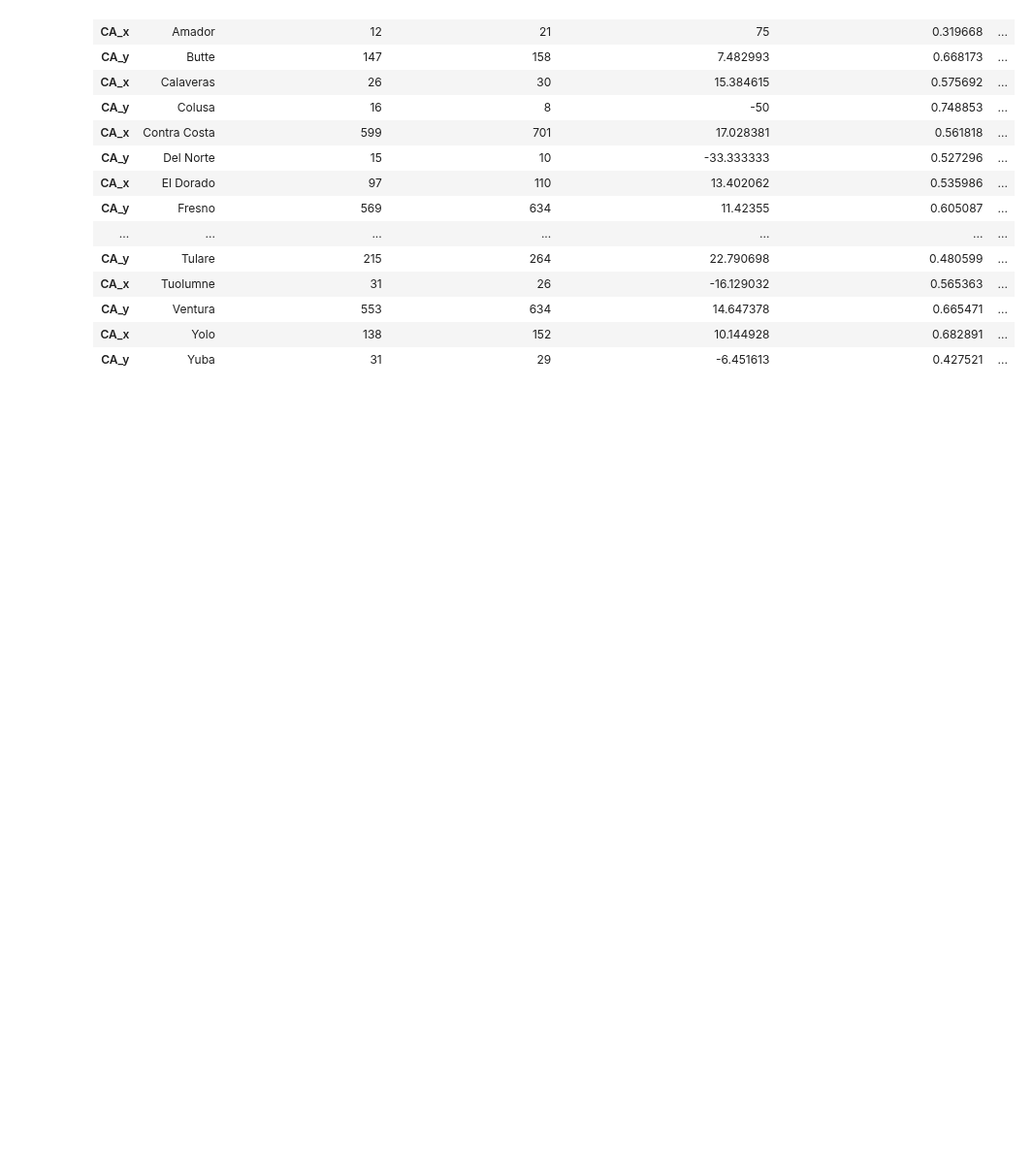
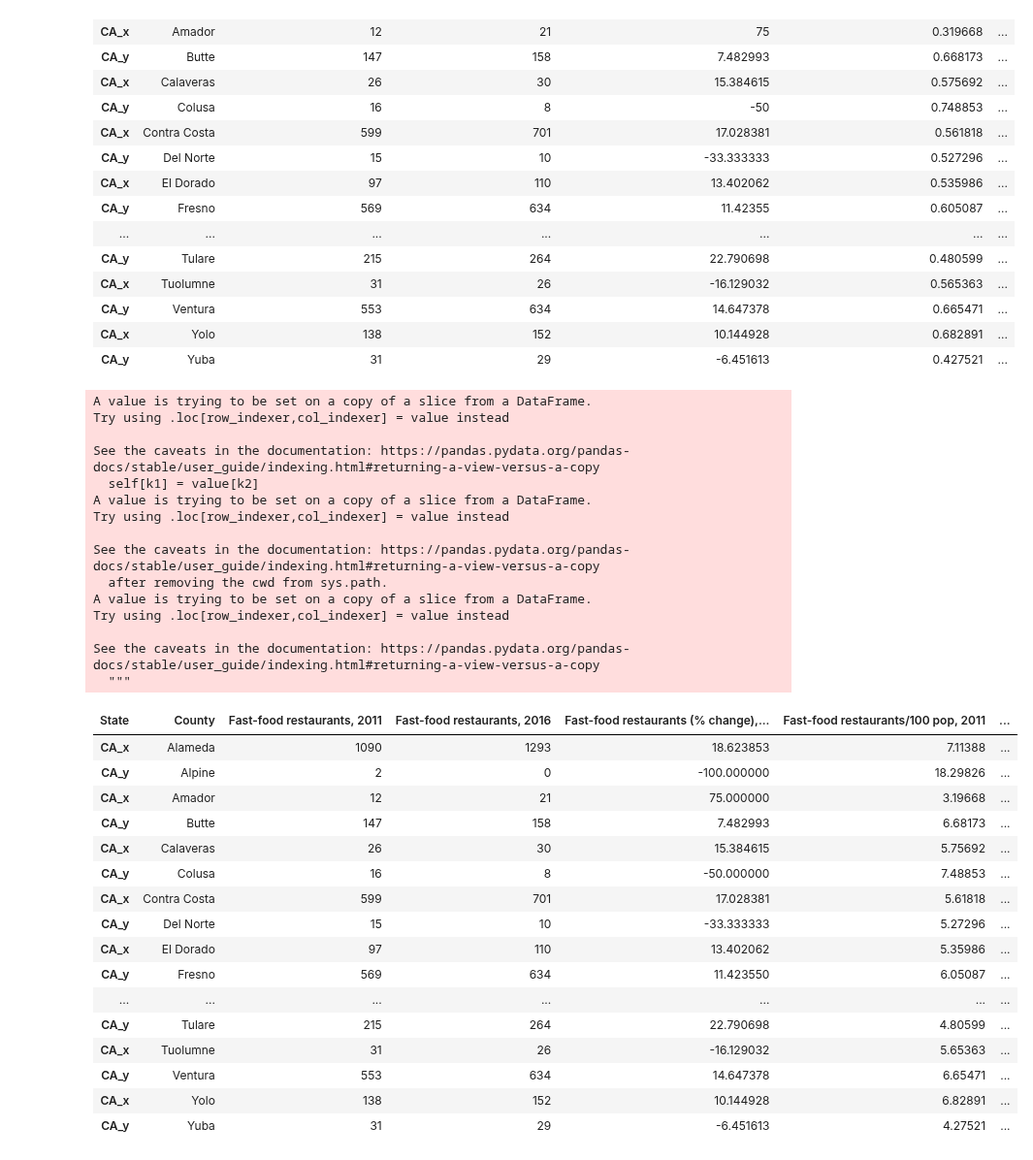
Before and after one commit to improvbutterfly/Fast-Food-Analysis-California, a Jupyter notebook: Analysis/DataCollection.ipynb, the cells around one changed output. Shown at 97% size. Cells and saved outputs as stored; diff of their text form; code cells hidden in the pictures; blank space fills up the shorter version.

```diff
--- a/Analysis/DataCollection.ipynb
+++ b/Analysis/DataCollection.ipynb
@@ -172,3 +172,46 @@ fast_food_data
 # %%
 # Save fast food merged data to CSV
 fast_food_data.to_csv("data/fast_food_combined_data.csv", index=False)
+# %%
+new_fast_food_data = fast_food_data.iloc[:,0:7]
+new_fast_food_data[["Fast-food restaurants/1,000 pop, 2011", "Fast-food restaurants (% change), 2011-16", "Fast-food restaurants/1,000 pop, 2016", "Fast-food restaurants/1,000 pop (% change), 2011-16"]] = new_fast_food_data[["Fast-food restaurants/1,000 pop, 2011", "Fast-food restaurants (% change), 2011-16", "Fast-food restaurants/1,000 pop, 2016", "Fast-food restaurants/1,000 pop (% change), 2011-16"]].astype(float)
+new_fast_food_data[["Fast-food restaurants, 2011", "Fast-food restaurants, 2016"]] = new_fast_food_data[["Fast-food restaurants, 2011", "Fast-food restaurants, 2016"]].astype(int)
+new_fast_food_data["Fast-food restaurants/1,000 pop, 2011"] = [10 * val for val in new_fast_food_data["Fast-food restaurants/1,000 pop, 2011"]]
+new_fast_food_data["Fast-food restaurants/1,000 pop, 2016"] = [10 * val for val in new_fast_food_data["Fast-food restaurants/1,000 pop, 2016"]]
+new_fast_food_data = new_fast_food_data.rename(columns={"Fast-food restaurants/1,000 pop, 2011": "Fast-food restaurants/100 pop, 2011"})
+new_fast_food_data = new_fast_food_data.rename(columns={"Fast-food restaurants/1,000 pop, 2016": "Fast-food restaurants/100 pop, 2016"})
+new_fast_food_data.to_csv("data/new_fast_food_combined_data.csv", index=False)
+new_fast_food_data
+# %% [output]
+A value is trying to be set on a copy of a slice from a DataFrame.
+Try using .loc[row_indexer,col_indexer] = value instead
+
+See the caveats in the documentation: https://pandas.pydata.org/pandas-docs/stable/user_guide/indexing.html#returning-a-view-versus-a-copy
+  self[k1] = value[k2]
+A value is trying to be set on a copy of a slice from a DataFrame.
+Try using .loc[row_indexer,col_indexer] = value instead
+
+See the caveats in the documentation: https://pandas.pydata.org/pandas-docs/stable/user_guide/indexing.html#returning-a-view-versus-a-copy
+  after removing the cwd from sys.path.
+A value is trying to be set on a copy of a slice from a DataFrame.
+Try using .loc[row_indexer,col_indexer] = value instead
+
+See the caveats in the documentation: https://pandas.pydata.org/pandas-docs/stable/user_guide/indexing.html#returning-a-view-versus-a-copy
+  """
+| State | County | Fast-food restaurants, 2011 | Fast-food restaurants, 2016 | Fast-food restaurants (% change),... | Fast-food restaurants/100 pop, 2011 | ... |
+| CA_x | Alameda | 1090 | 1293 | 18.623853 | 7.11388 | ... |
+| CA_y | Alpine | 2 | 0 | -100.000000 | 18.29826 | ... |
+| CA_x | Amador | 12 | 21 | 75.000000 | 3.19668 | ... |
+| CA_y | Butte | 147 | 158 | 7.482993 | 6.68173 | ... |
+| CA_x | Calaveras | 26 | 30 | 15.384615 | 5.75692 | ... |
+| CA_y | Colusa | 16 | 8 | -50.000000 | 7.48853 | ... |
+| CA_x | Contra Costa | 599 | 701 | 17.028381 | 5.61818 | ... |
+| CA_y | Del Norte | 15 | 10 | -33.333333 | 5.27296 | ... |
+| CA_x | El Dorado | 97 | 110 | 13.402062 | 5.35986 | ... |
+| CA_y | Fresno | 569 | 634 | 11.423550 | 6.05087 | ... |
+| ... | ... | ... | ... | ... | ... | ... |
+| CA_y | Tulare | 215 | 264 | 22.790698 | 4.80599 | ... |
+| CA_x | Tuolumne | 31 | 26 | -16.129032 | 5.65363 | ... |
+| CA_y | Ventura | 553 | 634 | 14.647378 | 6.65471 | ... |
+| CA_x | Yolo | 138 | 152 | 10.144928 | 6.82891 | ... |
+| CA_y | Yuba | 31 | 29 | -6.451613 | 4.27521 | ... |
```
Also changed, not shown: 2 other files.
